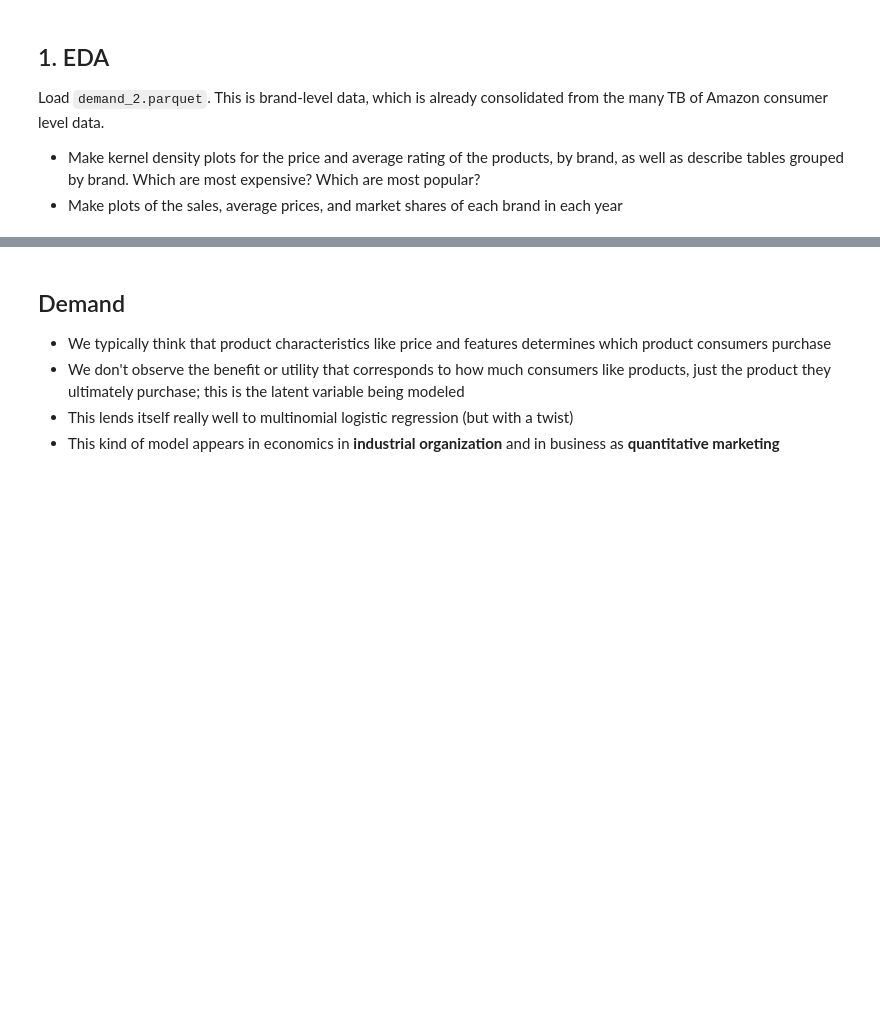
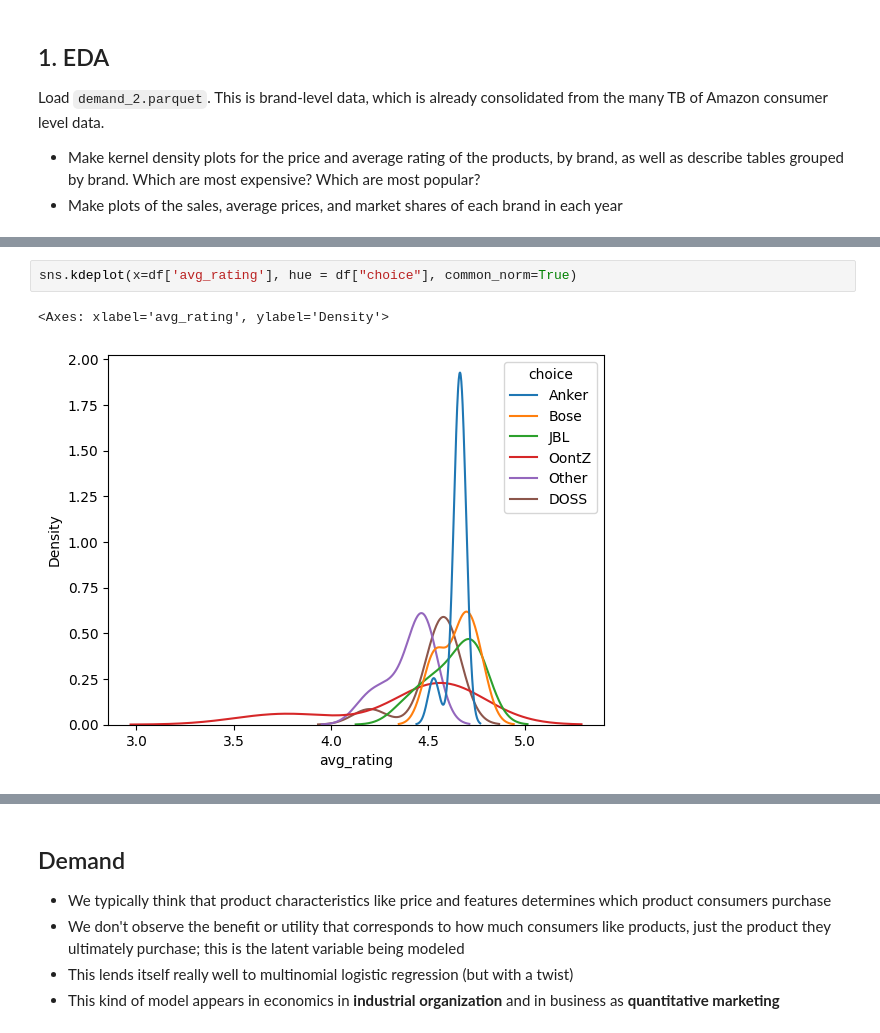
Before and after one commit to natchan19/undergrad_ml_assignments, a Jupyter notebook: lab_demand_estimation.ipynb, the cells around one changed output, grey strips where cells are left out. Drawn from its saved outputs; the diff is of its cells as text; blank space fills up the shorter version.

```diff
--- a/lab_demand_estimation.ipynb
+++ b/lab_demand_estimation.ipynb
@@ -20,0 +35,5 @@ sns.kdeplot(df['avg_price'], hue = de["choice"], common_norm=True)
+# %%
+sns.kdeplot(x=df['avg_rating'], hue = df["choice"], common_norm=True)
+# %% [output]
+<Axes: xlabel='avg_rating', ylabel='Density'>
+[figure, added]
```
Also changed, not shown: parts of 6 cells of this notebook.
